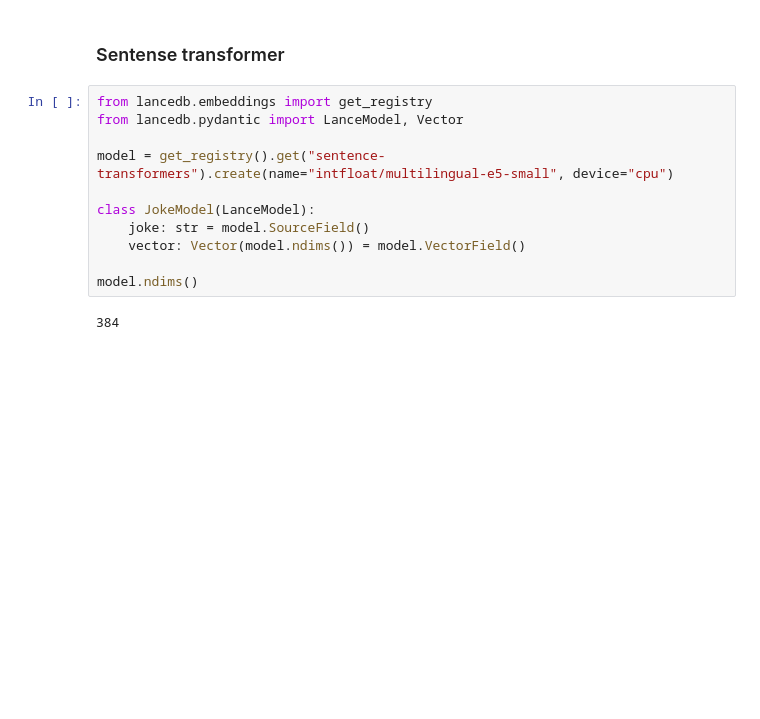
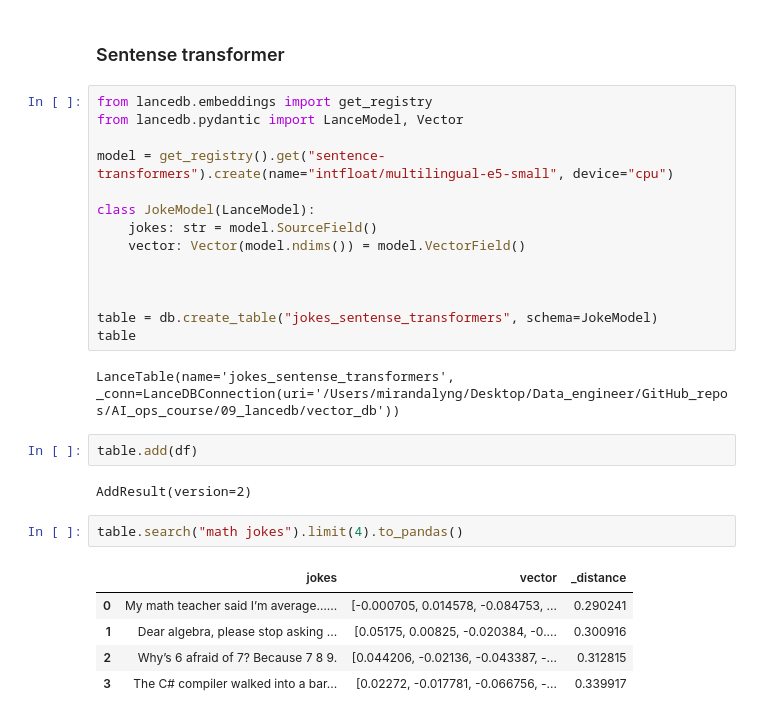
Before and after one commit to mirandalyng/AI_ops_course, a Jupyter notebook: 09_lancedb/lancedb_embeddings.ipynb, the cells around one changed output. Drawn from its saved outputs; the diff is of its cells as text; blank space fills up the shorter version.

```diff
--- a/09_lancedb/lancedb_embeddings.ipynb
+++ b/09_lancedb/lancedb_embeddings.ipynb
@@ -27,9 +27,24 @@ from lancedb.pydantic import LanceModel, Vector
 model = get_registry().get("sentence-transformers").create(name="intfloat/multilingual-e5-small", device="cpu")
 
 class JokeModel(LanceModel):
-    joke: str = model.SourceField()
+    jokes: str = model.SourceField()
     vector: Vector(model.ndims()) = model.VectorField()
 
-model.ndims()
+
+
+table = db.create_table("jokes_sentense_transformers", schema=JokeModel)
+table
 # %% [output]
-384
+LanceTable(name='jokes_sentense_transformers', _conn=LanceDBConnection(uri='/Users/mirandalyng/Desktop/Data_engineer/GitHub_repos/AI_ops_course/09_lancedb/vector_db'))
+# %%
+table.add(df)
+# %% [output]
+AddResult(version=2)
+# %%
+table.search("math jokes").limit(4).to_pandas()
+# %% [output]
+|  | jokes | vector | _distance |
+| 0 | My math teacher said I’m average…... | [-0.000705, 0.014578, -0.084753, ... | 0.290241 |
+| 1 | Dear algebra, please stop asking ... | [0.05175, 0.00825, -0.020384, -0.... | 0.300916 |
+| 2 | Why’s 6 afraid of 7? Because 7 8 9. | [0.044206, -0.02136, -0.043387, -... | 0.312815 |
+| 3 | The C# compiler walked into a bar... | [0.02272, -0.017781, -0.066756, -... | 0.339917 |
```
Also changed, not shown: parts of 8 cells of this notebook, 4 other files.
